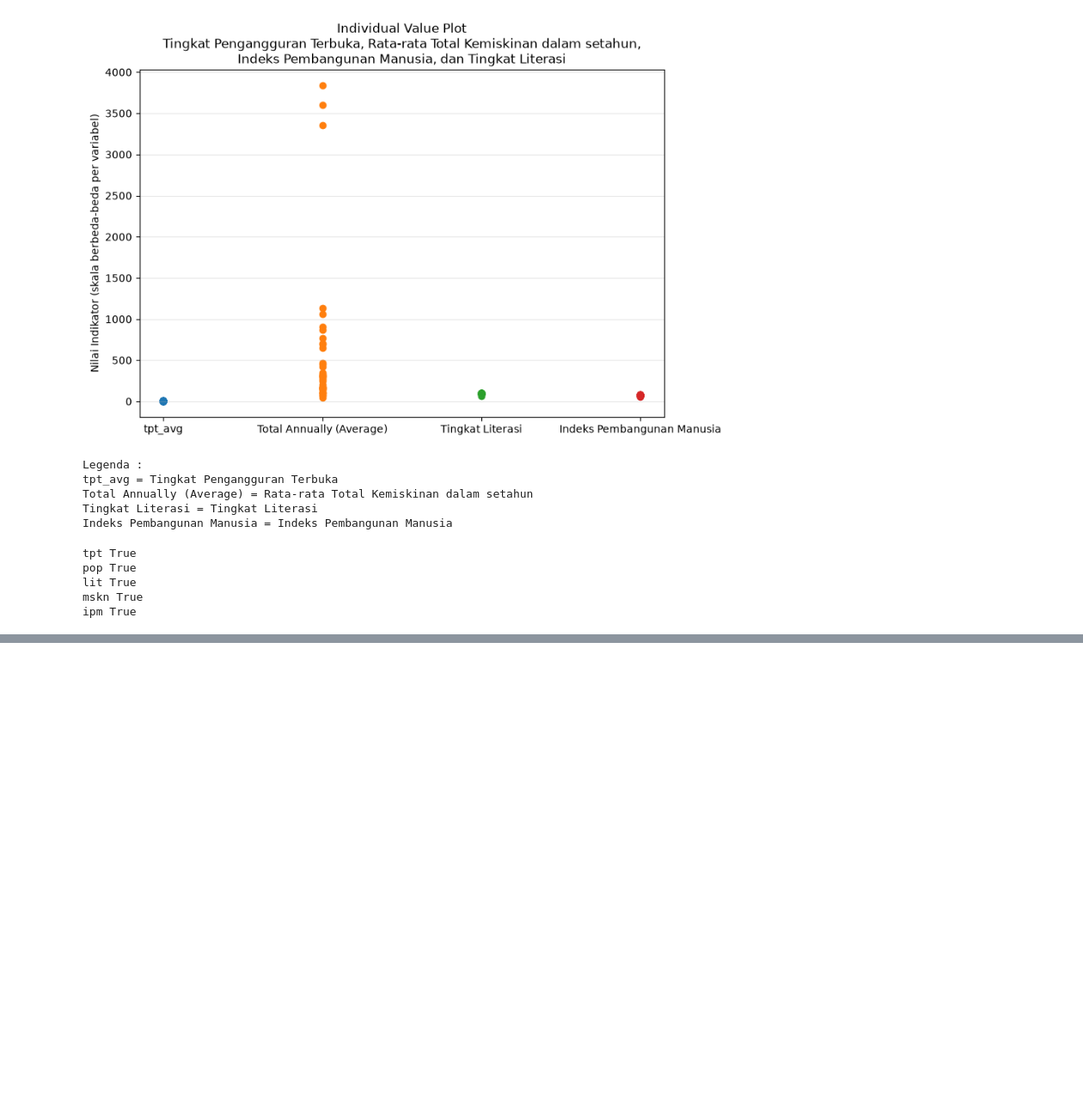
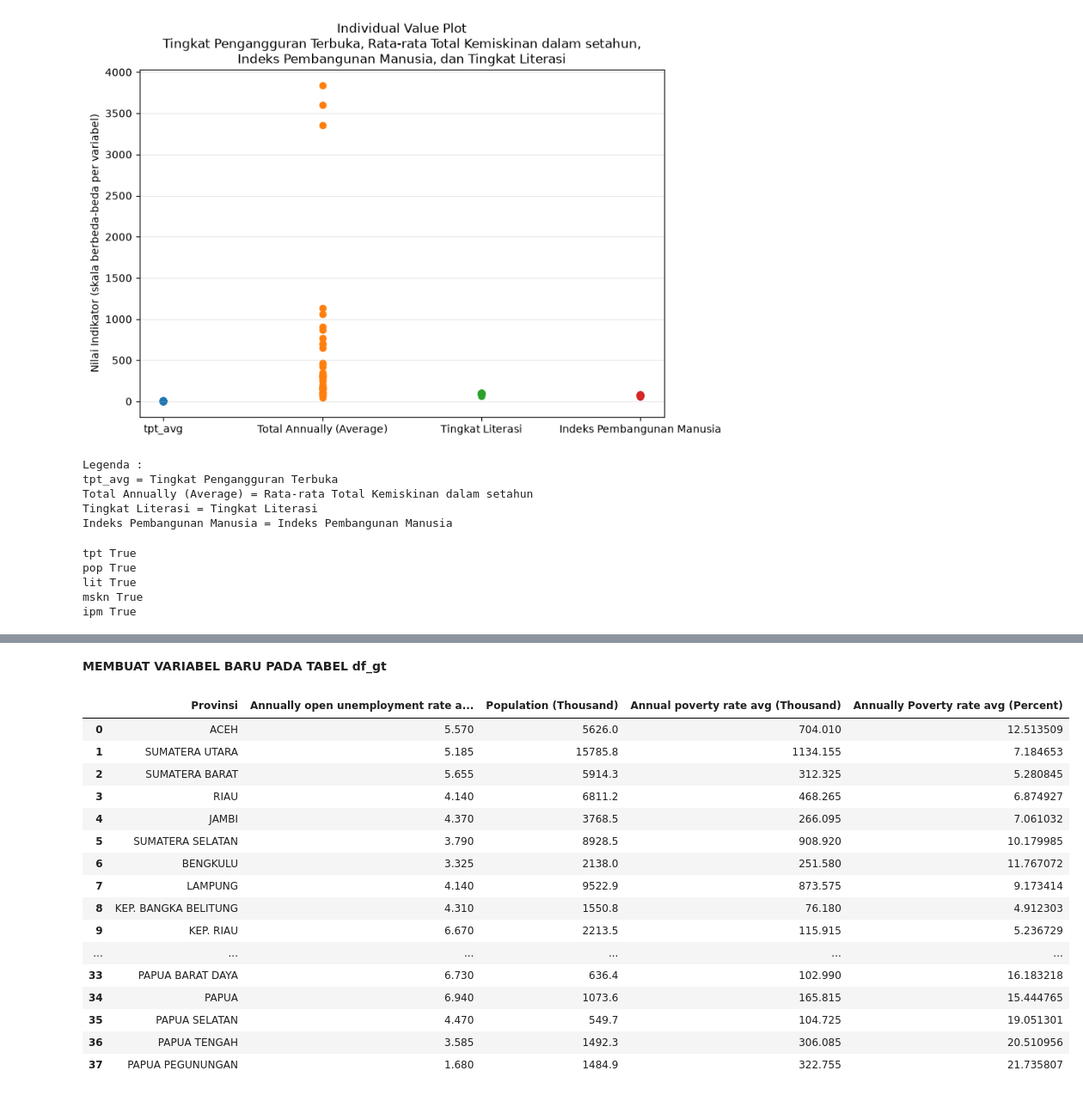
Before and after one commit to rifkiachmadfahrezyy/Tugas-Perkulyeahan, a Jupyter notebook: Statistika dasar/Untitled-1.ipynb, the cells around one changed output, grey strips where cells are left out. Shown at 86% size. Cells and saved outputs as stored; diff of their text form; code cells hidden in the pictures; blank space fills up the shorter version.

```diff
--- a/Statistika dasar/Untitled-1.ipynb
+++ b/Statistika dasar/Untitled-1.ipynb
@@ -611,0 +617,11 @@ ipm True
+# %%
+df_gt = (
+    df_tpt[['Provinsi', 'tpt_avg']]
+    .merge(df_pop[['Provinsi', 'Population (Thousand)']], on='Provinsi')
+    .merge(df_mskn[['Provinsi', 'Total Annually (Average)']], on='Provinsi')
+)
+df_gt['Total Annually (Average)'] = df_gt['Total Annually (Average)'].astype(float)
+df_gt['Population (Thousand)'] = df_gt['Population (Thousand)'].astype(float)
+df_gt = df_gt.rename(columns={"Total Annually (Average)" : "Annual poverty rate avg (Thousand)"})
+df_gt = df_gt.rename(columns={"tpt_avg" : "Annually open unemployment rate avg (Percent)"})
+df_gt
@@ -611,0 +646,27 @@ ipm True
+# %% [markdown]
+**MEMBUAT VARIABEL BARU PADA TABEL df_gt**
+# %%
+df_gt['Annually Poverty rate avg (Percent)'] = (
+    df_gt['Annual poverty rate avg (Thousand)']
+    / df_gt['Population (Thousand)'] * 100
+)
+
+df_gt
+# %% [output]
+|  | Provinsi | Annually open unemployment rate a... | Population (Thousand) | Annual poverty rate avg (Thousand) | Annually Poverty rate avg (Percent) |
+| 0 | ACEH | 5.570 | 5626.0 | 704.010 | 12.513509 |
+| 1 | SUMATERA UTARA | 5.185 | 15785.8 | 1134.155 | 7.184653 |
+| 2 | SUMATERA BARAT | 5.655 | 5914.3 | 312.325 | 5.280845 |
+| 3 | RIAU | 4.140 | 6811.2 | 468.265 | 6.874927 |
+| 4 | JAMBI | 4.370 | 3768.5 | 266.095 | 7.061032 |
+| 5 | SUMATERA SELATAN | 3.790 | 8928.5 | 908.920 | 10.179985 |
+| 6 | BENGKULU | 3.325 | 2138.0 | 251.580 | 11.767072 |
+| 7 | LAMPUNG | 4.140 | 9522.9 | 873.575 | 9.173414 |
+| 8 | KEP. BANGKA BELITUNG | 4.310 | 1550.8 | 76.180 | 4.912303 |
+| 9 | KEP. RIAU | 6.670 | 2213.5 | 115.915 | 5.236729 |
+| ... | ... | ... | ... | ... | ... |
+| 33 | PAPUA BARAT DAYA | 6.730 | 636.4 | 102.990 | 16.183218 |
+| 34 | PAPUA | 6.940 | 1073.6 | 165.815 | 15.444765 |
+| 35 | PAPUA SELATAN | 4.470 | 549.7 | 104.725 | 19.051301 |
+| 36 | PAPUA TENGAH | 3.585 | 1492.3 | 306.085 | 20.510956 |
+| 37 | PAPUA PEGUNUNGAN | 1.680 | 1484.9 | 322.755 | 21.735807 |
```
Also changed, not shown: parts of 14 cells of this notebook, 1 other file.
